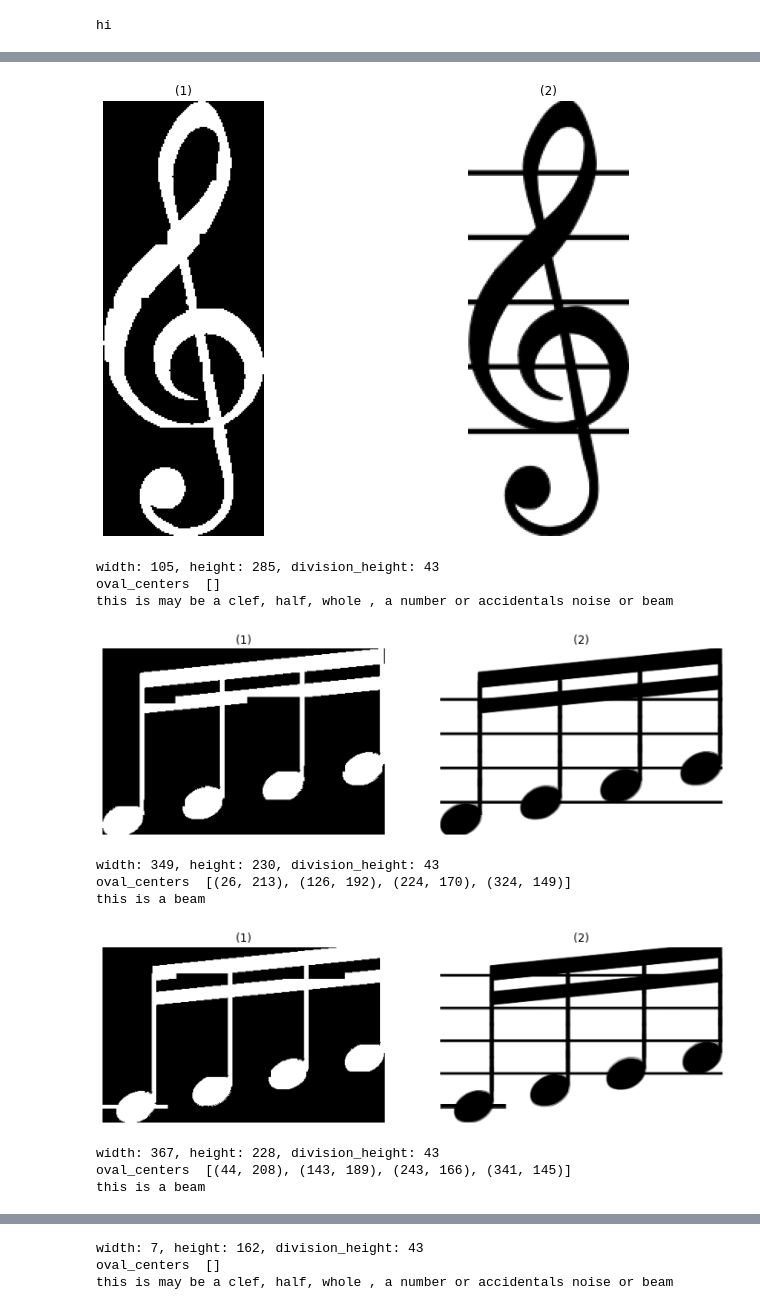
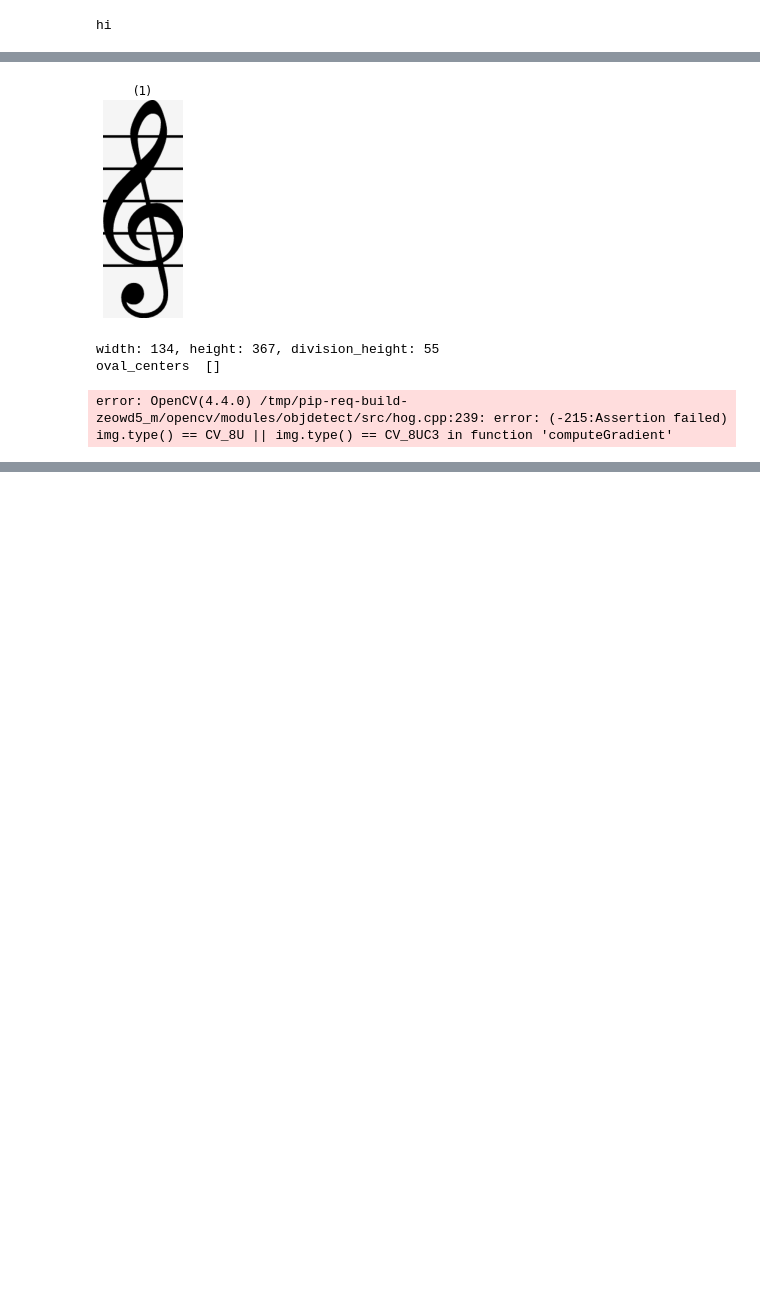
Before and after one commit to marait123/music-notes-reader, a Jupyter notebook: part1.ipynb, the cells around one changed output, grey strips where cells are left out. Cells and saved outputs as stored; diff of their text form; code cells hidden in the pictures; blank space fills up the shorter version.

```diff
--- a/part1.ipynb
+++ b/part1.ipynb
@@ -66,3 +66,7 @@ classifiers = {
     'KNN': KNeighborsClassifier(n_neighbors=7),
     'SVM': svm.LinearSVC(random_state=random_seed)
 }
+
+class notes_pitch(object):
+    char =   ['e','f','g','a','b','c','d','e','f']
+    factor = [ 1 , 1 , 1 , 1 , 1 , 2 , 2 , 2 , 2 ]
@@ -236,11 +284,11 @@ def extract_hog_features(img):
     return h.flatten()
 
 def extract_features(img, feature_set):
-    if(feature_set == 'hog'):
+    if feature_set == 'hog':
         return extract_hog_features(img)
 
     elif feature_set == 'sift':
-        return extract_Sift_histogram(img)
+        return extract_Sift_features(img)
 # %%
 # Load Data Set and Get Features
 
@@ -374,7 +422,7 @@ def draw_bounding_boxes(img,bounding_boxes):
 images_paths = [ f"test-cases/0{i+1}.PNG" for i in range(11)]
 print(images_paths)
 
-original_image = io.imread(images_paths[8])
+original_image = io.imread(images_paths[6])
 gray_image = rgb2gray(original_image)
 show_images([gray_image], ['gray'])
 binary_image = binarize(gray_image)
@@ -442,6 +490,9 @@ for box in trace_bounding_boxes:
     trace_images_array.append(gray_image[Ymin:Ymax,Xmin:Xmax])
 
 staff_length = bigger_trace_bounding_boxes
+# %%
+SVM_model = pickle.load(open('pickle_model_SVM', 'rb'))
+KNN_model = pickle.load(open('pickle_model_KNN', 'rb'))
 # %%
 # for each trace segment the individual characters
 no_horizontal_staff_images = []
@@ -455,70 +506,80 @@ for i, trace in enumerate(bigger_trace_bounding_boxes):
 
     #show_images([original_image[Ymin:Ymax,Xmin:Xmax]], ['ori'])
     no_staf=remove_horizontal_wrapper(original_image[Ymin:Ymax,Xmin:Xmax],inverted_image[Ymin:Ymax,Xmin:Xmax].astype(np.uint8) )
+    no_horizontal_staff_images.append(no_staf)
+    # show_images([no_staf], ['no_staf'])
 
     char_boxes = get_external_bounding_boxes(no_staf)
     out = draw_external_bounding_boxes(no_staf, char_boxes)
-
+    #show_images([out,no_staf])
+    #print(char_boxes)
+    # io.imsave('test.jpg', no_staf*255)
+    # break
+    j=0
     chars = []
     org_chars = []
     trace_info: staff_meta = get_trace_meta(original_image[Ymin:Ymax,Xmin:Xmax])
+    # print(trace_info.__dict__)
 
     for box in char_boxes:
         [Xmin, Ymin, W, H] = [x for x in box]
-
         # remove blank or noisy area that is less than a line of pixels
         char = no_staf[Ymin:Ymin+H,Xmin:Xmin+W]
-        org_char = gray_image[Ymin+newOrigin[1]:Ymin+H+newOrigin[1],Xmin+newOrigin[0]:Xmin+W+newOrigin[0]]
+        org_char = original_image[Ymin+newOrigin[1]:Ymin+H+newOrigin[1],Xmin+newOrigin[0]:Xmin+W+newOrigin[0]]
 
         # reject noise before appending
         # 1. box area == 0
         if(np.sum(char) == 0):
             continue
 
+        # print(filled_holes_centers(char,trace_info.division_height))
+
         radius = int(trace_info.division_height // 3 )
+        # padded_char = padd_image(char)
+        # erroded_image = cv2.erode(padded_char,kernel=disk(radius),iterations = 1)
+        # b_boxes = get_external_bounding_boxes(erroded_image)
+
         oval_centers = filled_holes_centers(char, radius)
+        #boxes_start_point = Box_localization(char, radius)
+        boxes_start_point = Xmin,Ymin
 
-        show_images([char,org_char])
+        show_images([org_char])
         print("width: {}, height: {}, division_height: {}".format(W,H,trace_info.division_height))
         print("oval_centers ",oval_centers)
 
         if W < trace_info.division_height//2 and H < trace_info.division_height//2:
             # use the properties of a dot or circle to know for sure it is a dot
             print("this may be a dot or noise")
         else:
+            cv_img = org_char.astype(np.uint8)
+            hog_f = extract_features(cv_img,'hog')
+
+            SVM_model.predict( [hog_f] )
+            KNN_model.predict( [hog_f] )
+
             if len(oval_centers) == 0:
-                # use sift to distinguish between them
                 print("this is may be a clef, half, whole , a number or accidentals noise or beam")
 
             elif len(oval_centers) == 1:
                 print("this maybe a quarter or 8th or 16th or 32th or a clef")
+                level = get_noteLine_depending_height(oval_centers,boxes_start_point,trace_info)
+
+                print(level)
 
             elif len(oval_centers) >= 2:
                 # print("this note is beamed or chords")
                 # using the x difference between the 1st 2 centre we can separate between chords
                 # or beams
                 if oval_centers[1][0] - oval_centers[0][0] > int(1.5*trace_info.division_height):
                     print("this is a beam")
                 else:
                     print("this is a chord")
+                level = get_noteLine_depending_height(oval_centers,boxes_start_point,trace_info)
+                print(level)
 
-
-        chars.append( [char,len(oval_centers)] )
-        org_chars.append( [org_char,len(oval_centers)])
         print()
-
-    staff_images.append(org_chars)
-    no_horizontal_staff_images.append(chars)
 # %% [output]
-[figure, old version]
+[figure, new version]
-width: 105, height: 285, division_height: 43
+width: 134, height: 367, division_height: 55
 oval_centers  []
-this is may be a clef, half, whole , a number or accidentals noise or beam
-[figure, removed]
-width: 349, height: 230, division_height: 43
-oval_centers  [(26, 213), (126, 192), (224, 170), (324, 149)]
-this is a beam
+error: OpenCV(4.4.0) /tmp/pip-req-build-zeowd5_m/opencv/modules/objdetect/src/hog.cpp:239: error: (-215:Assertion failed) img.type() == CV_8U || img.type() == CV_8UC3 in function 'computeGradient'
-[figure, removed]
-width: 367, height: 228, division_height: 43
-oval_centers  [(44, 208), (143, 189), (243, 166), (341, 145)]
-this is a beam
@@ -526,3 +585,0 @@ this is a beam
-width: 7, height: 162, division_height: 43
-oval_centers  []
-this is may be a clef, half, whole , a number or accidentals noise or beam
```
Also changed, not shown: parts of 7 cells of this notebook.
